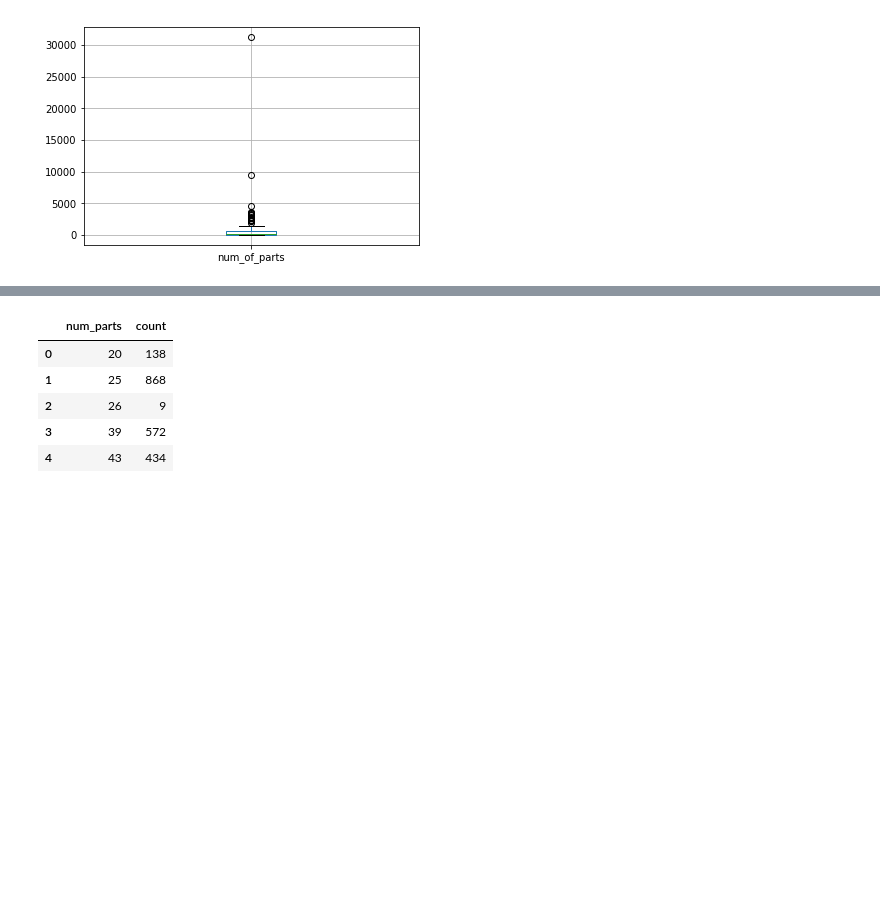
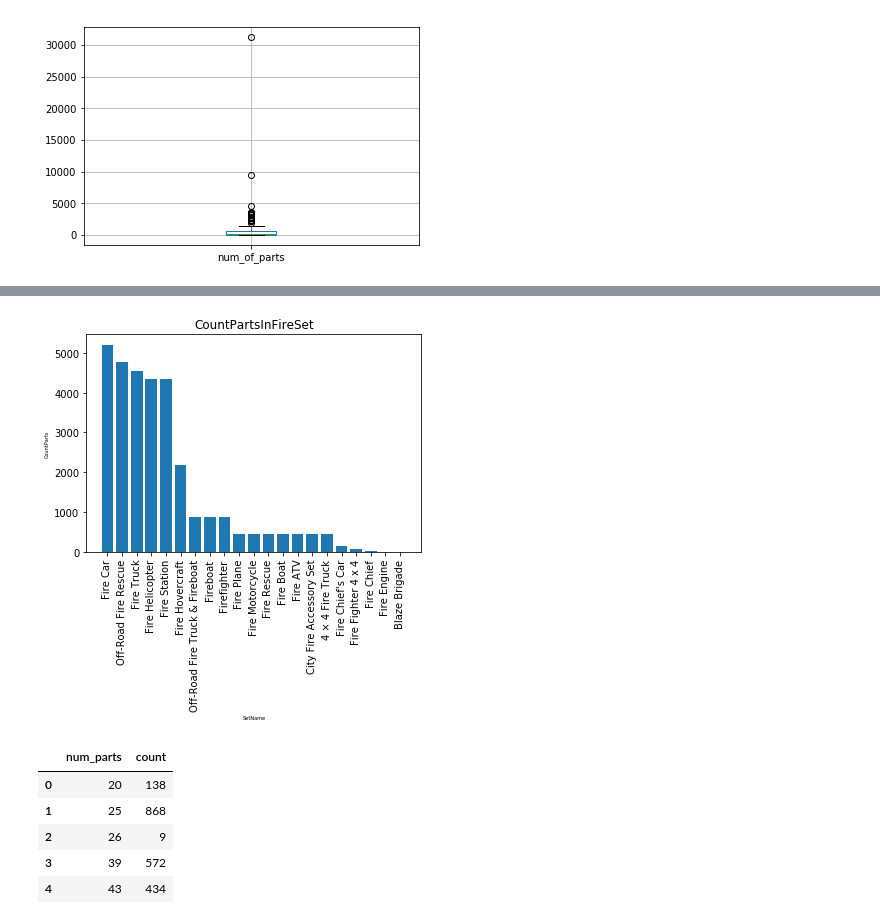
Before and after one commit to JingruMa/Lego, a Jupyter notebook: mergeData.ipynb, the cells around one changed output, grey strips where cells are left out. Saved outputs shown, nothing was run; the diff lists cells and outputs as text; code cells hidden in the pictures; blank space fills up the shorter version.

```diff
--- a/mergeData.ipynb
+++ b/mergeData.ipynb
@@ -169,0 +230,7 @@ print(test1.head())
+# %%
+# group # of parts in each set
+testn = test1[['name_set','num_parts']]
+testnew = testn.groupby('name_set').size().sort_values(ascending=False) \
+  .reset_index(name='Sum_of_parts')
+print(testnew)
+print(sum(testnew['Sum_of_parts']))
@@ -170,3 +255,16 @@ print(test1.head())
+# %%
+# draw this result
+index = np.arange(len(testnew['name_set']))
+sumparts = testnew['Sum_of_parts']
+label = testnew['name_set']
+plt.bar(index, sumparts)
+plt.xlabel('SetName', fontsize=5)
+plt.ylabel('CountParts', fontsize=5)
+plt.xticks(index, label, fontsize=10, rotation=90)
+plt.title('CountPartsInFireSet')
+plt.show()
+# %% [output]
+[figure, added]
 # %%
 # list the part name and number of part in "fire" theme
 testAgain = test1.groupby(["num_parts"]).size().reset_index(name="count")
```
Also changed, not shown: parts of 9 cells of this notebook, 1 other file.
